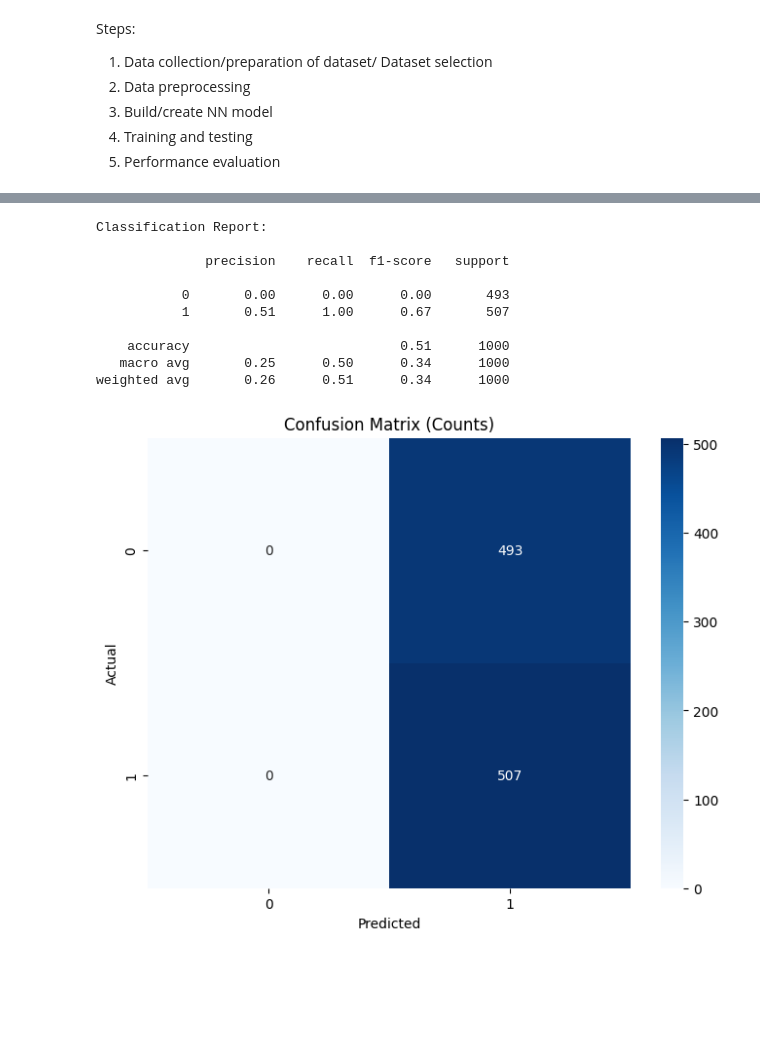
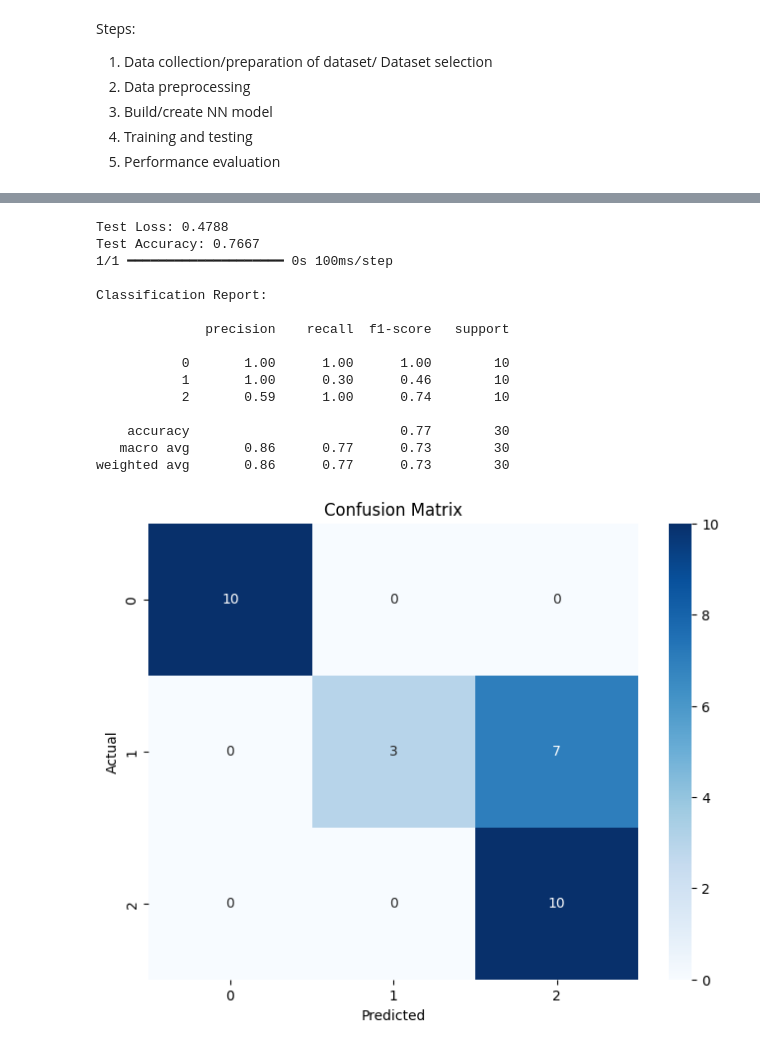
Before and after one commit to Rohan-crypt/DeepLearning, a Jupyter notebook: Lab_2_(DL).ipynb, the cells around one changed output, grey strips where cells are left out. Saved outputs shown, nothing was run; the diff lists cells and outputs as text; code cells hidden in the pictures; blank space fills up the shorter version.

```diff
--- a/Lab_2_(DL).ipynb
+++ b/Lab_2_(DL).ipynb
@@ -147,14 +155,13 @@ Model: "basic_classifier"
  Non-trainable params: 0 (0.00 B)
 # %%
-# Step 4: Training
 early_stop = keras.callbacks.EarlyStopping(
-    monitor="val_accuracy", patience=5, restore_best_weights=True
+    monitor="val_loss", patience=10, restore_best_weights=True
 )
 
 history = model.fit(
-    train_ds,
-    validation_data=test_ds,     # using provided test set as validation for simplicity
-    epochs=50,
+    X_train, y_train,
+    validation_split=0.2,
+    epochs=100,
     callbacks=[early_stop],
     verbose=1
 )
@@ -179,49 +186,40 @@ Epoch 17/50
 # %%
+loss, accuracy = model.evaluate(X_test, y_test, verbose=0)
+print(f"Test Loss: {loss:.4f}")
+print(f"Test Accuracy: {accuracy:.4f}")
+
+y_pred_prob = model.predict(X_test)
+y_pred = np.argmax(y_pred_prob, axis=1)
+
 from sklearn.metrics import classification_report, confusion_matrix
-from sklearn.utils.multiclass import unique_labels
 import matplotlib.pyplot as plt
 import seaborn as sns
 
-# ✅ Get only the labels that actually appear in y_test or y_pred
-present_labels = unique_labels(y_test, y_pred)
-present_names = [str(le.classes_[i]) for i in present_labels]
+print("\nClassification Report:\n")
+print(classification_report(y_test, y_pred))
 
-# --- Classification Report ---
-print("\nClassification Report:\n")
-print(classification_report(y_test, y_pred,
-                            labels=present_labels,
-                            target_names=present_names))
+cm = confusion_matrix(y_test, y_pred)
 
-# --- Confusion Matrix (Counts) ---
-cm = confusion_matrix(y_test, y_pred, labels=present_labels)
-
-plt.figure(figsize=(8,6))
-sns.heatmap(cm, annot=True, fmt="d", cmap="Blues",
-            xticklabels=present_names, yticklabels=present_names)
+plt.figure(figsize=(8, 6))
+sns.heatmap(cm, annot=True, fmt="d", cmap="Blues")
 plt.xlabel("Predicted")
 plt.ylabel("Actual")
-plt.title("Confusion Matrix (Counts)")
+plt.title("Confusion Matrix")
 plt.show()
-
-# --- Confusion Matrix (Normalized %) ---
-cm_norm = cm.astype("float") / cm.sum(axis=1)[:, np.newaxis]
-
-plt.figure(figsize=(8,6))
-sns.heatmap(cm_norm, annot=True, fmt=".2f", cmap="Greens",
-            xticklabels=present_names, yticklabels=present_names)
-plt.xlabel("Predicted")
-plt.ylabel("Actual")
-plt.title("Confusion Matrix (Normalized %)")
-plt.show()
 # %% [output]
+Test Loss: 0.4788
+Test Accuracy: 0.7667
+1/1 ━━━━━━━━━━━━━━━━━━━━ 0s 100ms/step
+
 Classification Report:
 
               precision    recall  f1-score   support
 
-           0       0.00      0.00      0.00       493
-           1       0.51      1.00      0.67       507
+           0       1.00      1.00      1.00        10
+           1       1.00      0.30      0.46        10
+           2       0.59      1.00      0.74        10
 
-    accuracy                           0.51      1000
-   macro avg       0.25      0.50      0.34      1000
-weighted avg       0.26      0.51      0.34      1000
+    accuracy                           0.77        30
+   macro avg       0.86      0.77      0.73        30
+weighted avg       0.86      0.77      0.73        30
-[figure, old version]
+[figure, new version]
```
Also changed, not shown: parts of 8 cells of this notebook.
